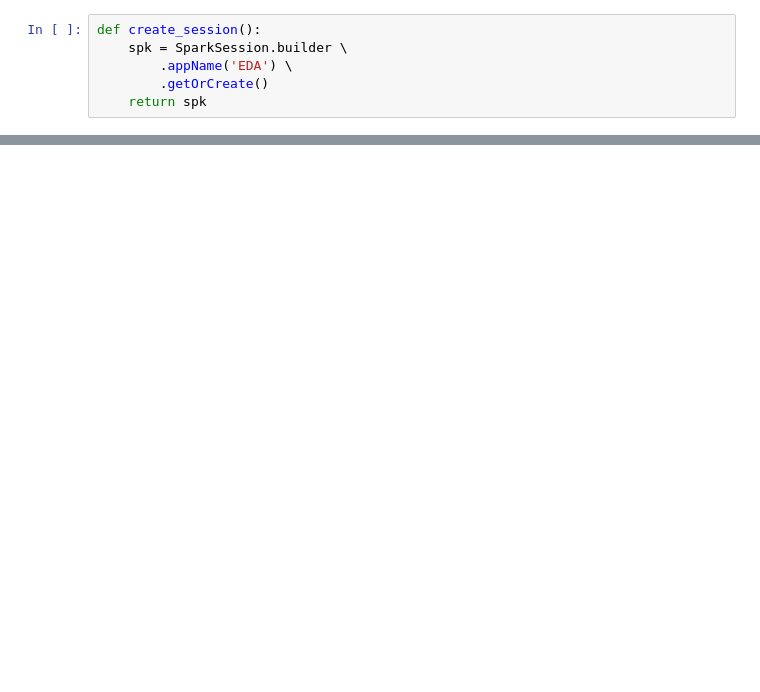
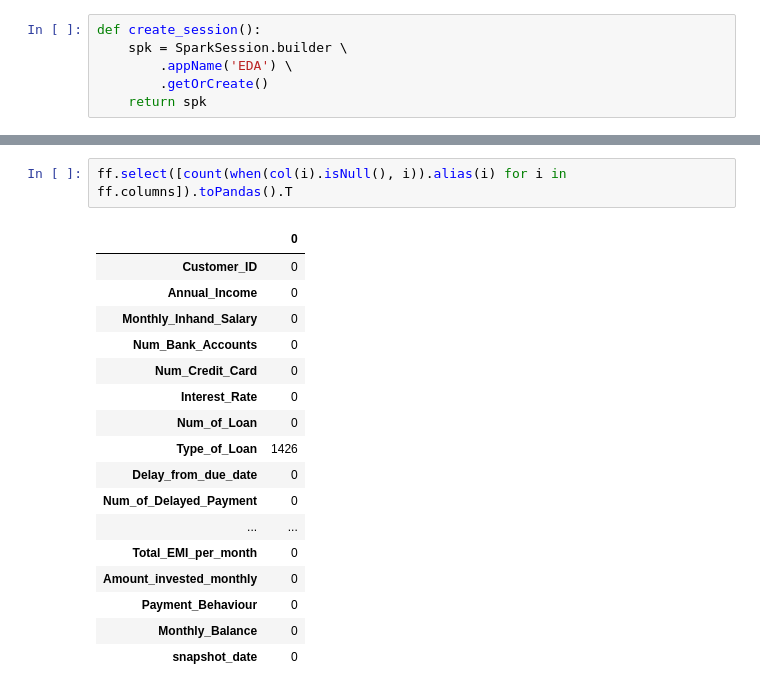
Before and after one commit to VietHaDuong/mle_a1, a Jupyter notebook: explorationparquet.ipynb, the cells around one changed output, grey strips where cells are left out. Drawn from its saved outputs; the diff is of its cells as text; blank space fills up the shorter version.

```diff
--- a/explorationparquet.ipynb
+++ b/explorationparquet.ipynb
@@ -32,0 +332,20 @@ only showing top 5 rows
+# %%
+ff.select([count(when(col(i).isNull(), i)).alias(i) for i in ff.columns]).toPandas().T
+# %% [output]
+|  | 0 |
+| Customer_ID | 0 |
+| Annual_Income | 0 |
+| Monthly_Inhand_Salary | 0 |
+| Num_Bank_Accounts | 0 |
+| Num_Credit_Card | 0 |
+| Interest_Rate | 0 |
+| Num_of_Loan | 0 |
+| Type_of_Loan | 1426 |
+| Delay_from_due_date | 0 |
+| Num_of_Delayed_Payment | 0 |
+| ... | ... |
+| Total_EMI_per_month | 0 |
+| Amount_invested_monthly | 0 |
+| Payment_Behaviour | 0 |
+| Monthly_Balance | 0 |
+| snapshot_date | 0 |
```
Also changed, not shown: parts of 23 cells of this notebook, 2 other files.
